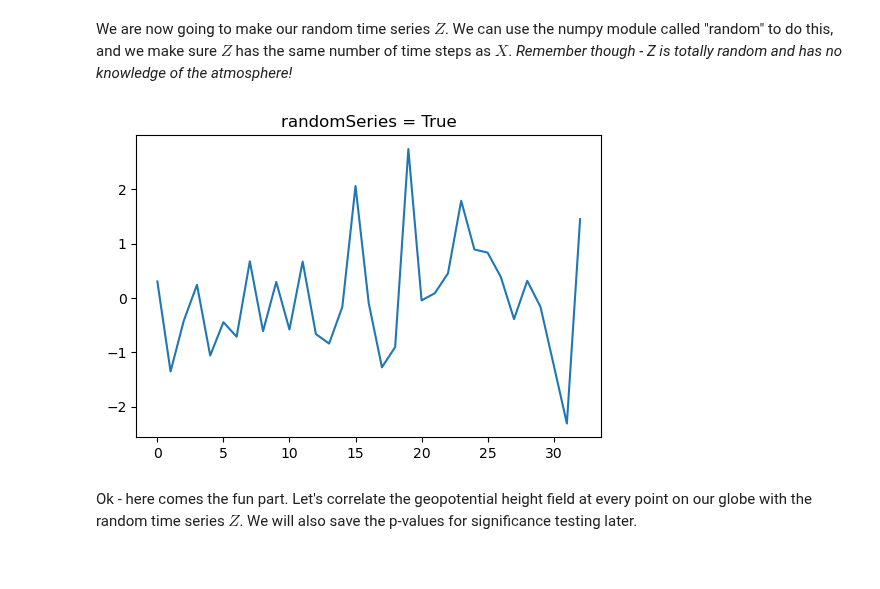
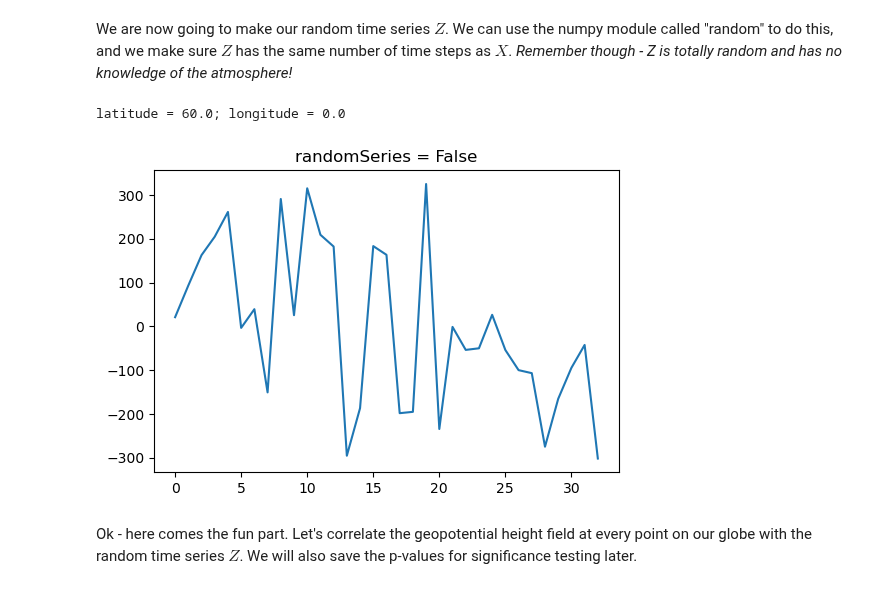
Before and after one commit to kjmayer/ats655-coursematerial, a Jupyter notebook: jupyter_notebooks/maps_of_random_relationships.ipynb, the cells around one changed output. Drawn from its saved outputs; the diff is of its cells as text; code cells hidden in the pictures.

```diff
--- a/jupyter_notebooks/maps_of_random_relationships.ipynb
+++ b/jupyter_notebooks/maps_of_random_relationships.ipynb
@@ -66,21 +66,22 @@ X = X[itime,:,:]
 We are now going to make our random time series $Z$. We can use the numpy module called "random" to do this, and we make sure $Z$ has the same number of time steps as $X$. *Remember though - Z is totally random and has no knowledge of the atmosphere!*
 # %%
 # uncomment below when discussing Wilks
-randomSeries = True # whether or not to use random time series or real time series
+randomSeries = False # whether or not to use random time series or real time series
 
 if(randomSeries):
     Z = np.random.normal(size=(np.shape(X)[0],))
 else:
     print('latitude = ' + str(LAT[5]) + '; longitude = ' + str(LONG[0]))
     Z = X[:,5,0]
 Z = Z - np.mean(Z)
 
 plt.figure()
 plt.plot(Z)
 plt.title('randomSeries = ' + str(randomSeries))
 plt.show()
 # %% [output]
+latitude = 60.0; longitude = 0.0
-[figure, old version]
+[figure, new version]
 # %% [markdown]
 Ok - here comes the fun part. Let's correlate the geopotential height field at every point on our globe with the random time series $Z$. We will also save the p-values for significance testing later.
 # %%
```
Also changed, not shown: parts of 3 cells of this notebook, 2 other files.
